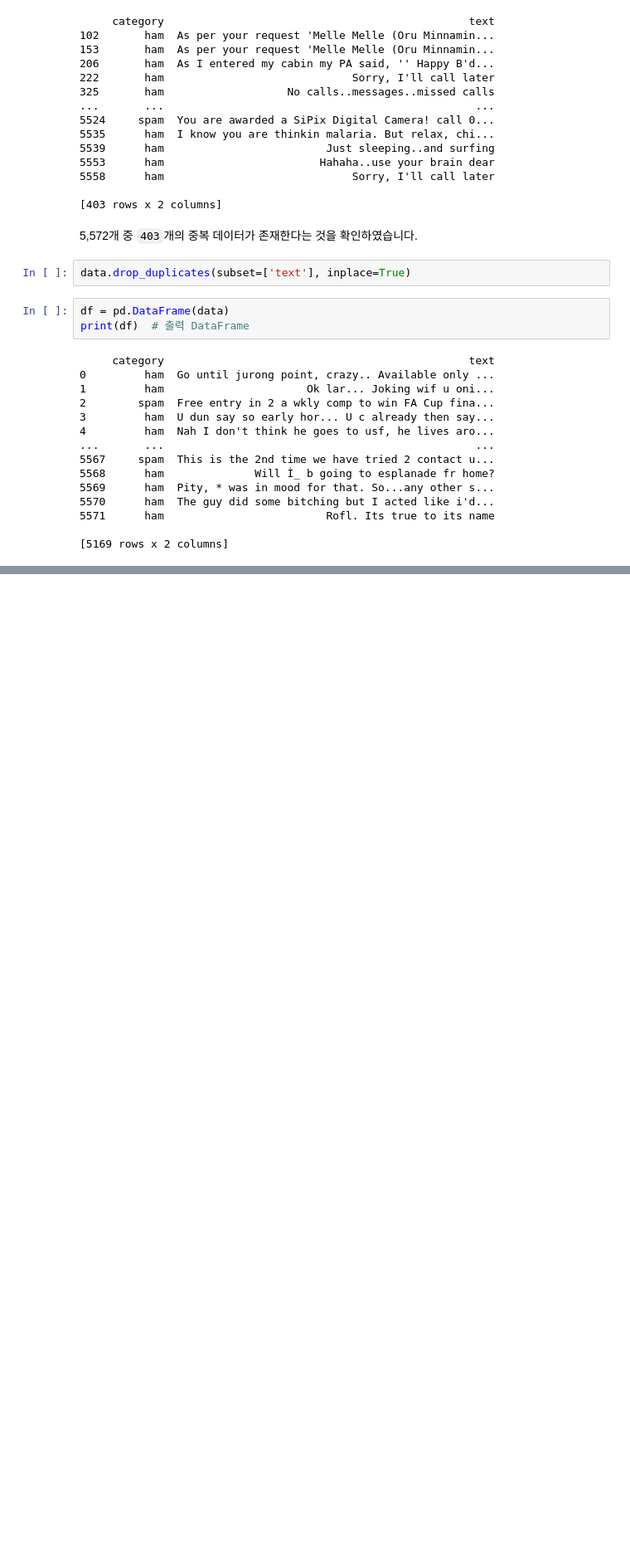
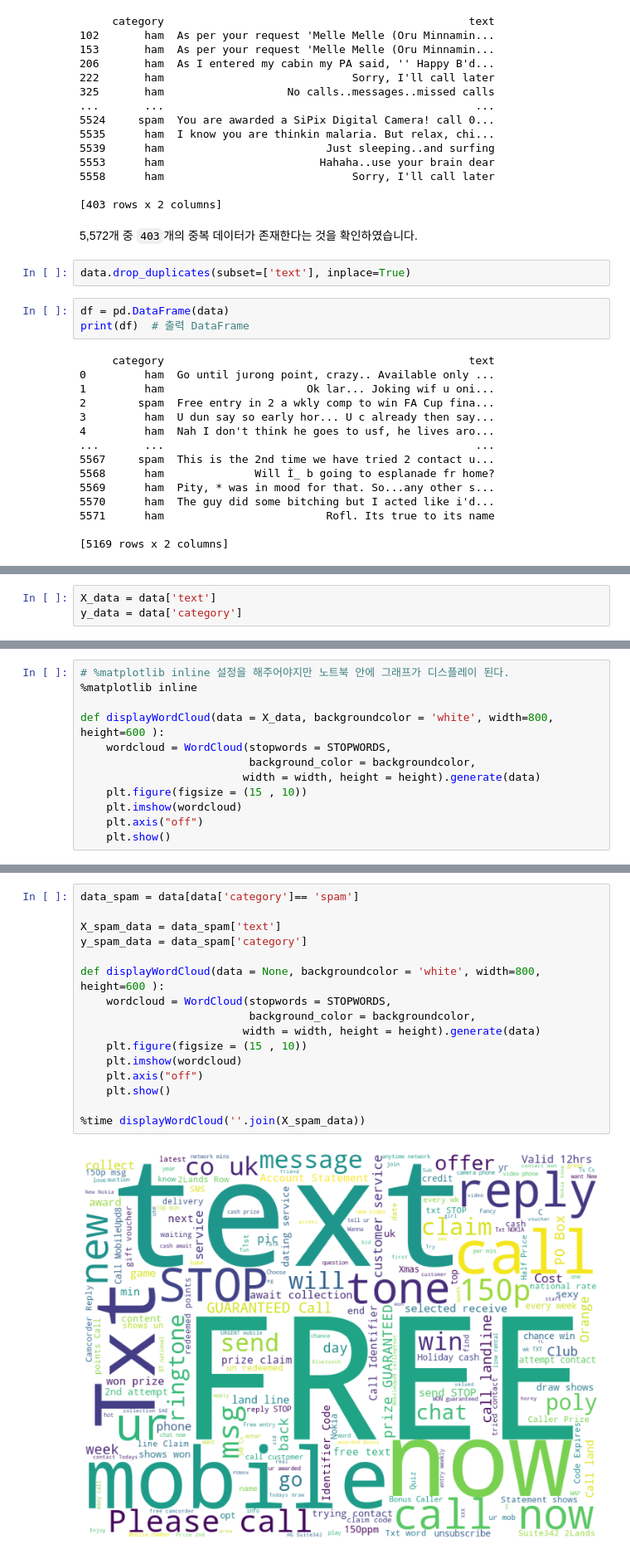
Before and after one commit to dustin-kang/dl-spam-sms-classifier, a Jupyter notebook: preprocessing/1_Preprocessing.ipynb, the cells around one changed output, grey strips where cells are left out. Shown at 83% size. Drawn from its saved outputs; the diff is of its cells as text; blank space fills up the shorter version.

```diff
--- a/preprocessing/1_Preprocessing.ipynb
+++ b/preprocessing/1_Preprocessing.ipynb
@@ -130,0 +172,3 @@ print(df)  # 출력 DataFrame
+# %%
+X_data = data['text']
+y_data = data['category']
@@ -130,0 +184,12 @@ print(df)  # 출력 DataFrame
+# %%
+# %matplotlib inline 설정을 해주어야지만 노트북 안에 그래프가 디스플레이 된다.
+%matplotlib inline
+
+def displayWordCloud(data = X_data, backgroundcolor = 'white', width=800, height=600 ):
+    wordcloud = WordCloud(stopwords = STOPWORDS,
+                          background_color = backgroundcolor,
+                         width = width, height = height).generate(data)
+    plt.figure(figsize = (15 , 10))
+    plt.imshow(wordcloud)
+    plt.axis("off")
+    plt.show()
@@ -130,0 +202,18 @@ print(df)  # 출력 DataFrame
+# %%
+data_spam = data[data['category']== 'spam']
+
+X_spam_data = data_spam['text']
+y_spam_data = data_spam['category']
+
+def displayWordCloud(data = None, backgroundcolor = 'white', width=800, height=600 ):
+    wordcloud = WordCloud(stopwords = STOPWORDS,
+                          background_color = backgroundcolor,
+                         width = width, height = height).generate(data)
+    plt.figure(figsize = (15 , 10))
+    plt.imshow(wordcloud)
+    plt.axis("off")
+    plt.show()
+
+%time displayWordCloud(''.join(X_spam_data))
+# %% [output]
+[figure, added]
```
Also changed, not shown: parts of 15 cells of this notebook, 15 other files.
